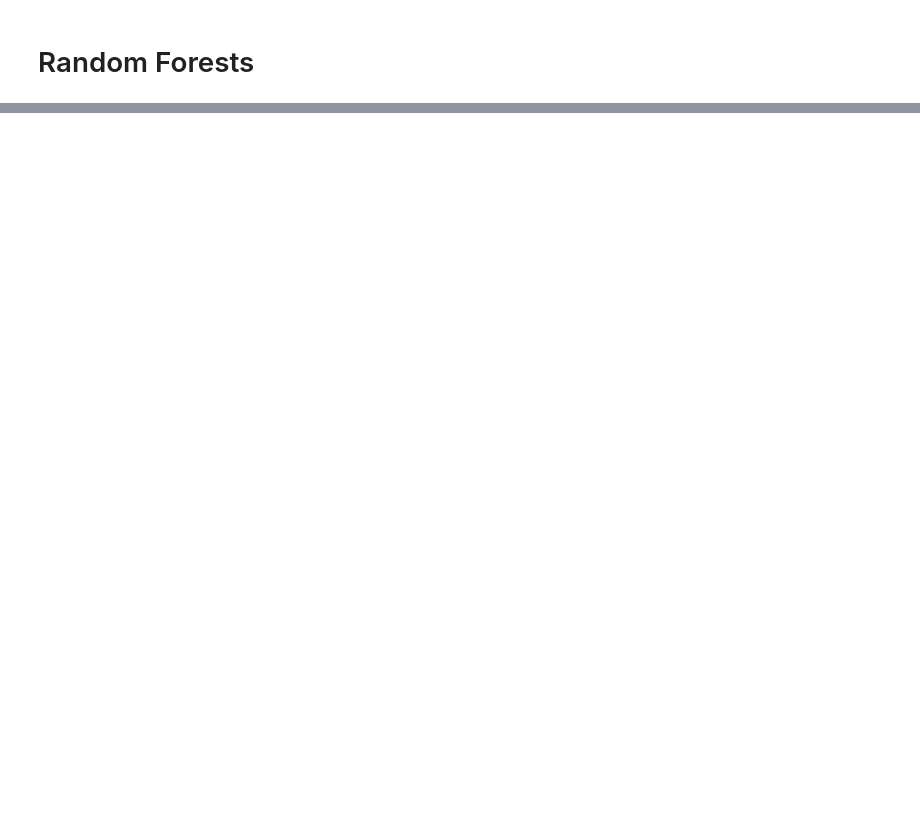
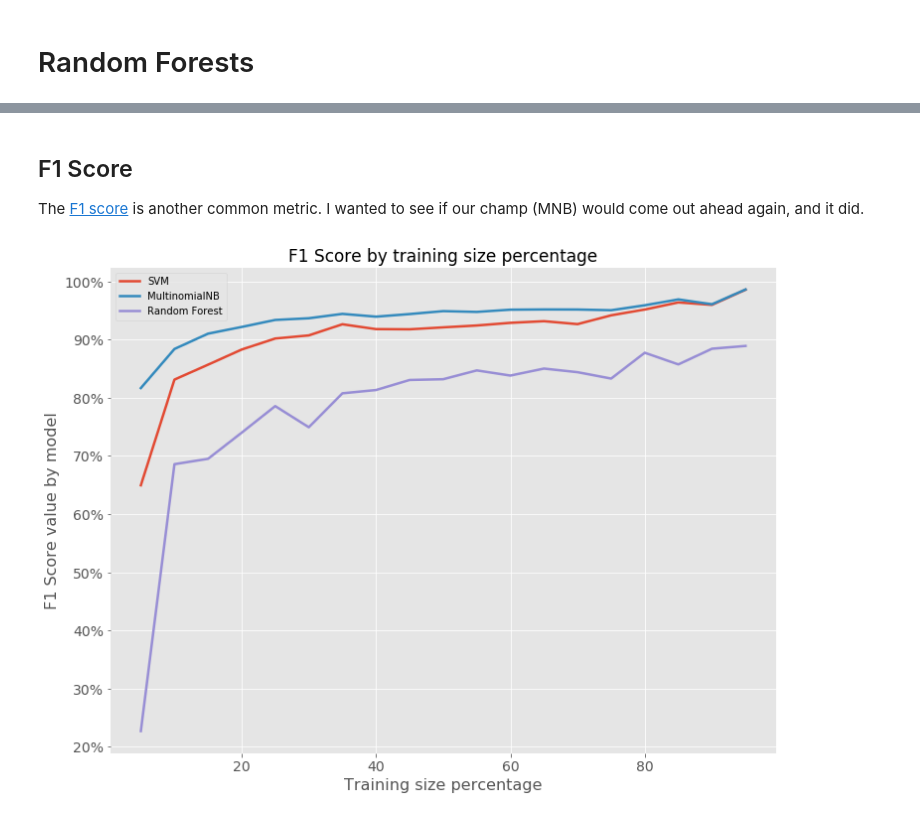
Before and after one commit to datavistics/sms_spam, a Jupyter notebook: notebooks/Model Comparisons.ipynb, the cells around one changed output, grey strips where cells are left out. Saved outputs shown, nothing was run; the diff lists cells and outputs as text; code cells hidden in the pictures; blank space fills up the shorter version.

```diff
--- a/notebooks/Model Comparisons.ipynb
+++ b/notebooks/Model Comparisons.ipynb
@@ -221,0 +272,7 @@ Matthews Correlation Coefficient:  0.7873108770282755
+# %% [markdown]
+## F1 Score
+The [F1 score](https://en.wikipedia.org/wiki/F1_score) is another common metric. I wanted to see if our champ (MNB) would come out ahead again, and it did.
+# %%
+ut.plot_by_training_size(training_set, f1_array, 'F1 Score', classifier_names)
+# %% [output]
+[figure, added]
```
Also changed, not shown: parts of 25 cells of this notebook, 1 other file.
